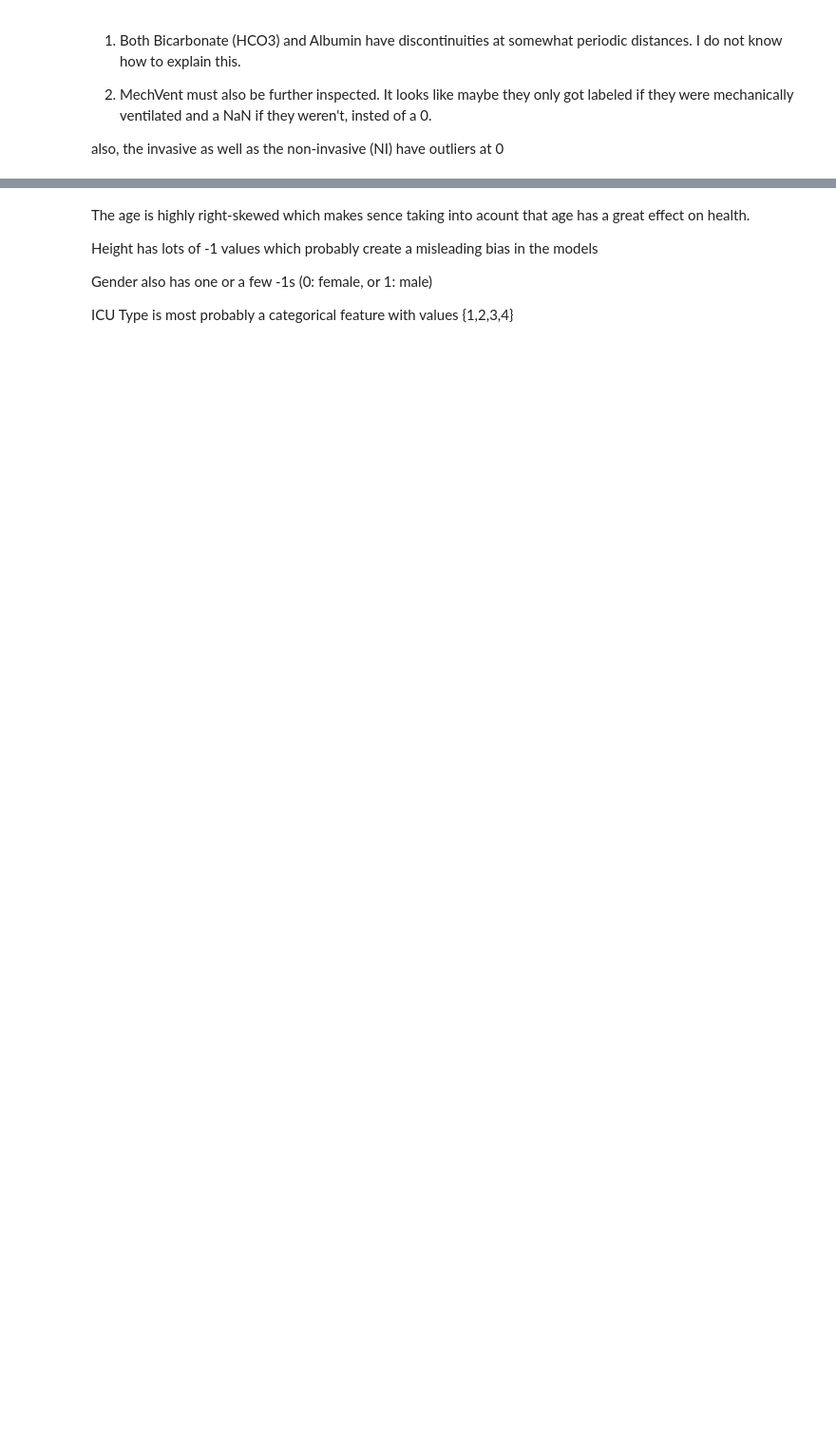
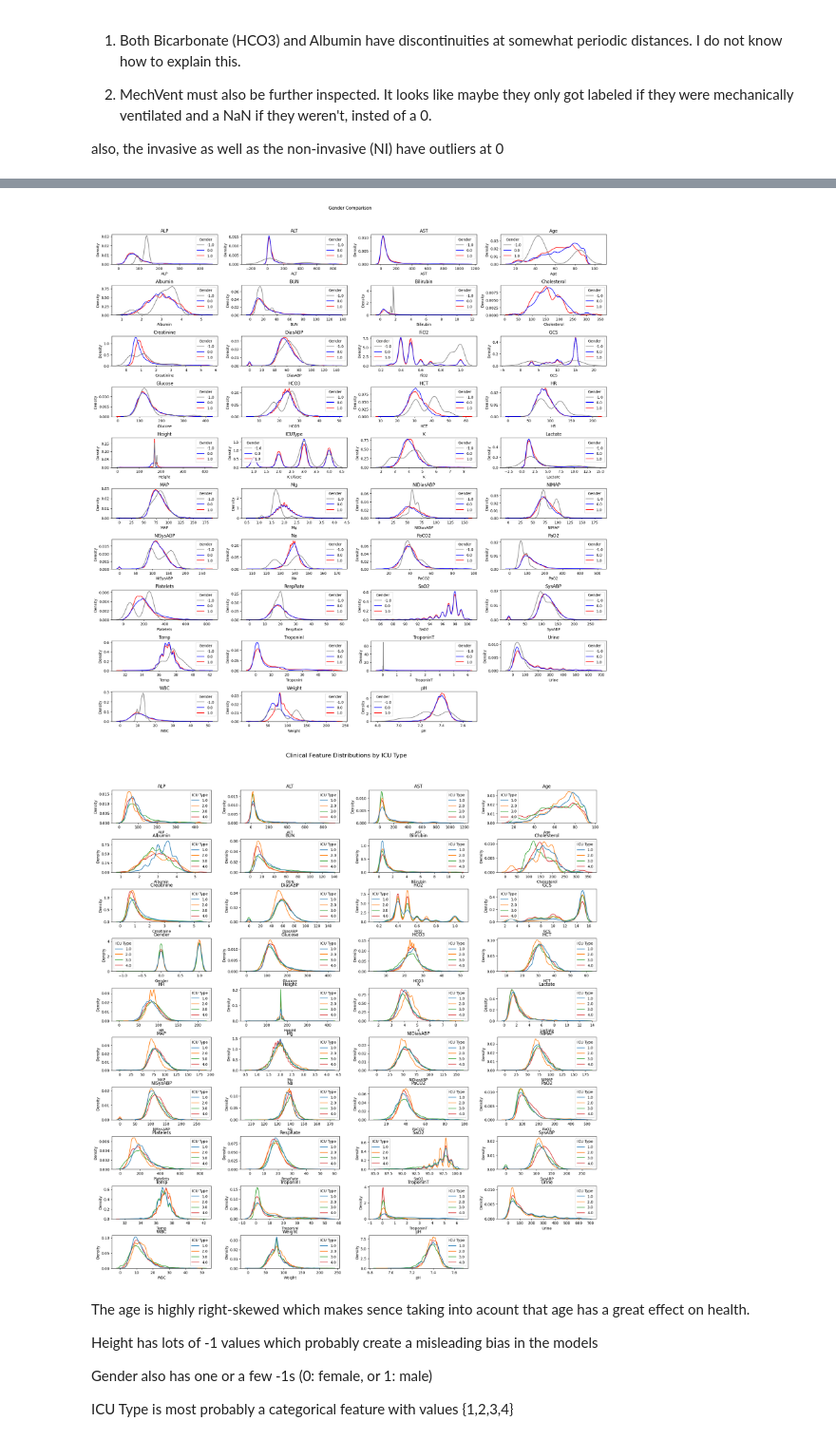
Before and after one commit to gardonig/hcml_projects, a Jupyter notebook: task_1/data_processing.ipynb, the cells around one changed output, grey strips where cells are left out. Shown at 95% size. Cells and saved outputs as stored; diff of their text form; code cells hidden in the pictures; blank space fills up the shorter version.

Commit message:
icu type and gender based distributions

```diff
--- a/task_1/data_processing.ipynb
+++ b/task_1/data_processing.ipynb
@@ -166,3 +167,78 @@ plt.show()
+# %%
+import pandas as pd
+import seaborn as sns
+import matplotlib.pyplot as plt
+
+df_analyse = df_train.drop(columns=['PatientID','Hour', 'MechVent'])  # Drop PatientID, Hour, MechVent since it's not useful for analysis
+# display(df_analyse)
+
+#######################
+features = df_analyse.columns.drop('Gender')
+
+n_cols = 4
+n_rows = (len(features) + n_cols - 1) // n_cols
+
+plt.figure(figsize=(20, 20))
+
+for i, feature in enumerate(features, start=1):
+    plt.subplot(n_rows, n_cols, i)
+
+    # Plot with all gender categories
+    sns.kdeplot(data=df_analyse, x=feature, hue='Gender',
+                palette={0: 'blue', 1: 'red', -1: 'grey'},
+                common_norm=False, warn_singular=False)  # Silence warnings
+
+    plt.title(feature)
+
+plt.suptitle('Gender Comparison', y=1.02)
+plt.tight_layout(pad=3)  # Add padding between subplots and figure edges
+plt.subplots_adjust(hspace=0.5)  # Increase vertical space between subplots
+plt.tight_layout()
+plt.show()
+
+################
+
+features = df_analyse.columns.drop('ICUType')  # Use ICUType as our grouping variable
+
+# Create custom palette and labels for ICU Types
+icu_palette = {
+    1: '#1f77b4',  # Blue
+    2: '#ff7f0e',  # Orange
+    3: '#2ca02c',  # Green
+    4: '#d62728'   # Red
+}
+icu_labels = {
+    1: 'ICU Type 1',
+    2: 'ICU Type 2',
+    3: 'ICU Type 3',
+    4: 'ICU Type 4'
+}
+
+n_cols = 4
+n_rows = (len(features) + n_cols - 1) // n_cols
+
+plt.figure(figsize=(20, 20))
+
+for i, feature in enumerate(features, start=1):
+    plt.subplot(n_rows, n_cols, i)
+
+    # Plot with ICU Type categories
+    sns.kdeplot(data=df_analyse, x=feature, hue='ICUType',
+                palette=icu_palette,
+                common_norm=False,
+                warn_singular=False,
+                linewidth=1.5)
+
+    plt.title(feature)
+    plt.gca().legend_.set_title('ICU Type')  # Customize legend title
+
+plt.suptitle('Clinical Feature Distributions by ICU Type', y=1.02, fontsize=16)
+plt.tight_layout(pad=3)
+plt.subplots_adjust(hspace=0.5, top=0.95)  # Adjust top spacing
+plt.show()
+# %% [output]
+[figure, added]
+[figure, added]
 # %% [markdown]
 The age is highly right-skewed which makes sence taking into acount that age has a great effect on health.
 
```
Also changed, not shown: parts of 12 cells of this notebook.
